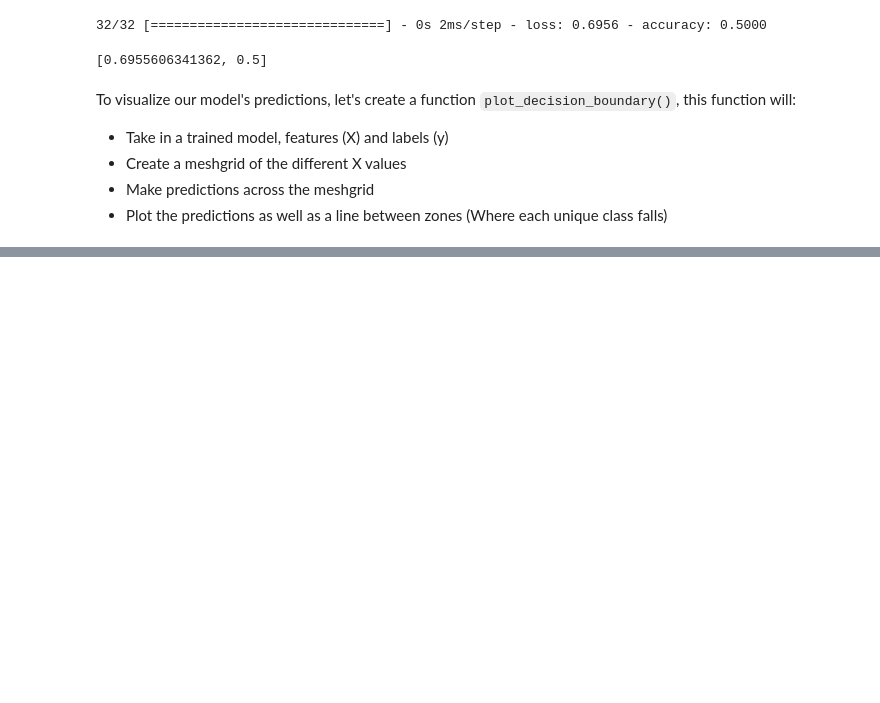
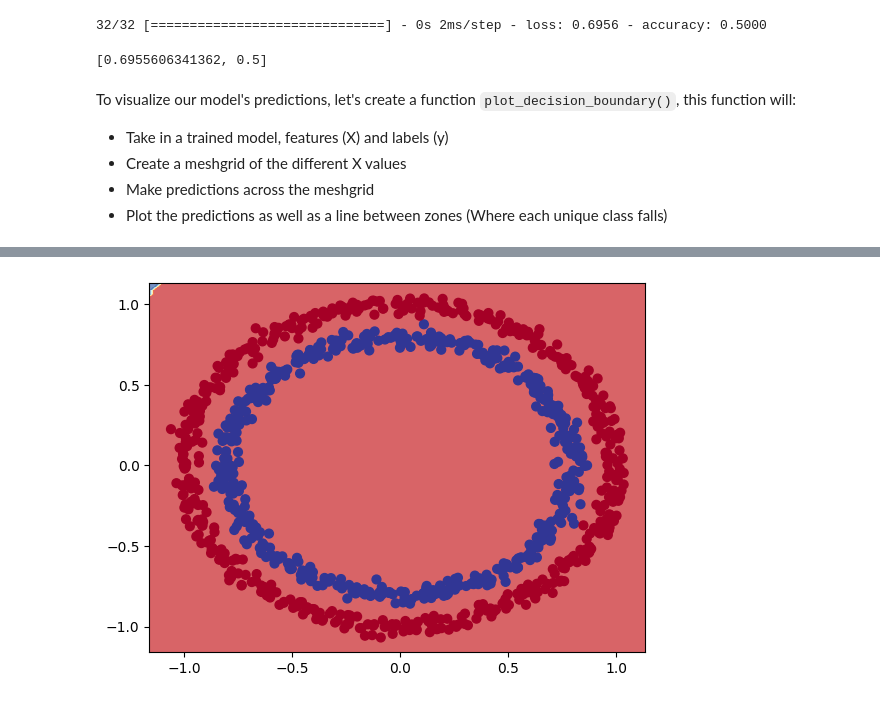
Before and after one commit to Sambaran04/Tensorflow, a Jupyter notebook: Neural_Network_Classification.ipynb, the cells around one changed output, grey strips where cells are left out. Cells and saved outputs as stored; diff of their text form; code cells hidden in the pictures; blank space fills up the shorter version.

```diff
--- a/Neural_Network_Classification.ipynb
+++ b/Neural_Network_Classification.ipynb
@@ -171,3 +171,29 @@ def plot_decision_boundary(model, X, y):
   y_min, y_max = X[:, 0].min() - 0.1, X[:, 0].max() +0.1
   xx, yy = np.meshgrid(np.linspace(x_min, x_max, 100),
                        np.linspace(y_min, y_max, 100))
+
+  # Create X value (we're going to make predictions on these)
+  x_in = np.c_[xx.ravel(), yy.ravel()] # Stack 2D arrays together
+
+  # Make predictions
+  y_pred = model.predict(x_in)
+
+  # Check for multi class
+  if len(y_pred[0])>1:
+    print("Doing multiclass classification")
+    # We have to reshape our prediction to get them ready for plotting
+  else:
+    print("Doing binary classificaion")
+    y_pred = np.round(y_pred).reshape(xx.shape)
+
+  # Plot the decision boundary
+  plt.contourf(xx, yy, y_pred, cmap=plt.cm.RdYlBu, alpha=0.7)
+  plt.scatter(X[:, 0], X[:, 1], c=y, s=40, cmap=plt.cm.RdYlBu)
+  plt.xlim(xx.min(), xx.max())
+  plt.ylim(yy.min(), yy.max())
+# %%
+# Check out the predictions our model is making
+plot_decision_boundary(model=model_2,
+                       X=X,
+                       y=y)
+# %% [output]
@@ -173,0 +202 @@ def plot_decision_boundary(model, X, y):
+[figure, added]
```
Also changed, not shown: parts of 1 cell of this notebook.
